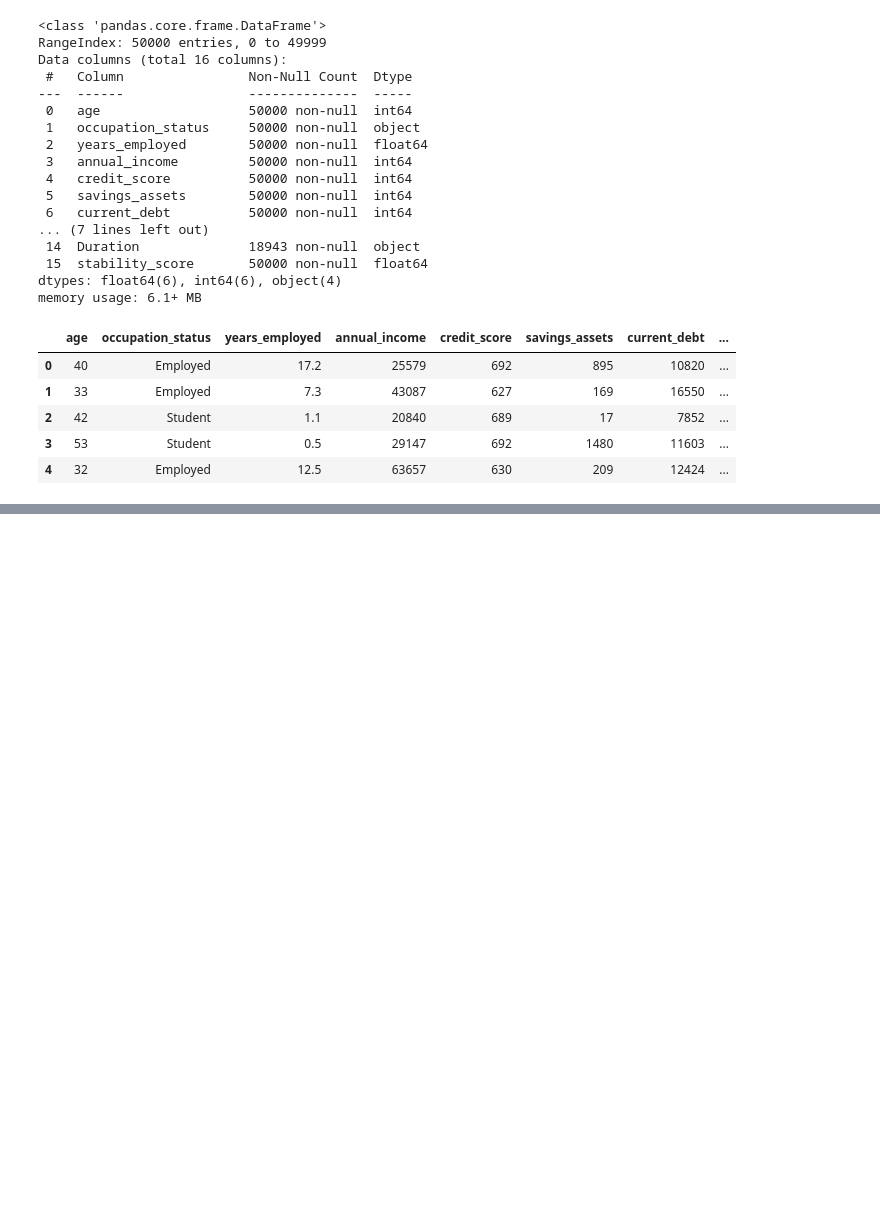
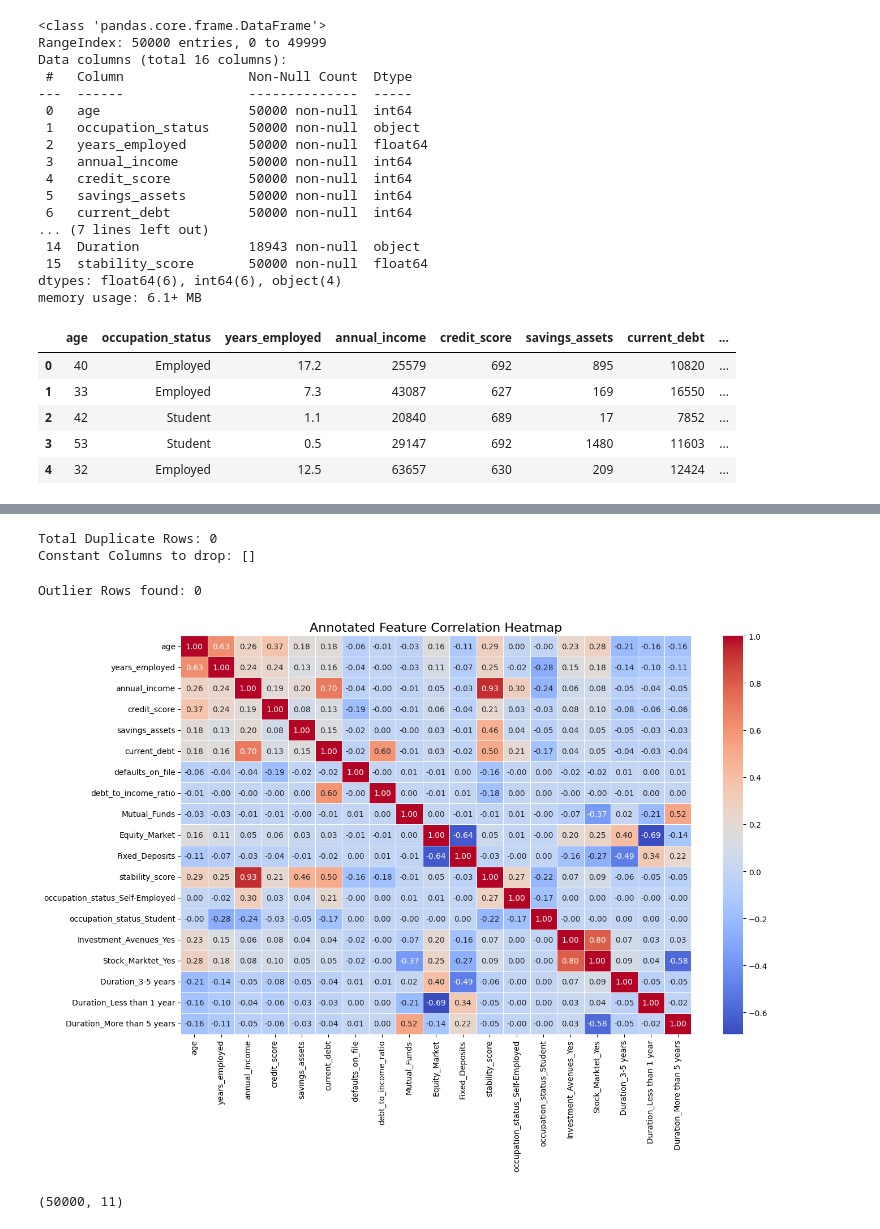
Before and after one commit to HMBinara/ML_Project, a Jupyter notebook: Final_Master_Finance.ipynb, the cells around one changed output, grey strips where cells are left out. Cells and saved outputs as stored; diff of their text form; code cells hidden in the pictures; blank space fills up the shorter version.

```diff
--- a/Final_Master_Finance.ipynb
+++ b/Final_Master_Finance.ipynb
@@ -88,0 +79,14 @@ dtype: int64
+# %%
+# 2. Identify Categorical Columns
+# List of columns with 'object' data type that need conversion to numerical
+categorical_features = ['occupation_status', 'Investment_Avenues', 'Stock_Marktet', 'Duration']
+
+# 3. Apply One-Hot Encoding
+# We transform text categories into separate binary (0 or 1) columns.
+# 'drop_first=True' helps avoid redundancy by removing the first category of each feature.
+df = pd.get_dummies(df, columns=categorical_features, drop_first=True)
+
+# 4. Verification Step
+# Check if the object types are gone and replaced by uint8 or int
+print("--- New Dataset Information ---")
+print(df.info())
@@ -88,0 +120,42 @@ dtype: int64
+# %%
+# 1. Check for Duplicate Rows
+duplicates = df.duplicated().sum()
+print(f"Total Duplicate Rows: {duplicates}")
+
+# 2. Check for Constant Columns (Columns with only 1 unique value)
+constant_cols = [col for col in df.columns if df[col].nunique() <= 1]
+print(f"Constant Columns to drop: {constant_cols}")
+# %% [output]
+Total Duplicate Rows: 0
+Constant Columns to drop: []
+# %%
+# 3. Handling Outliers (Simple check for Age and Income)
+# Removing rows where age > 100 or annual_income < 0
+outliers_condition = (df['age'] > 100) | (df['annual_income'] < 0)
+outliers_count = df[outliers_condition].shape[0]
+print(f"Outlier Rows found: {outliers_count}")
+# %% [output]
+Outlier Rows found: 0
+# %%
+import seaborn as sns
+import matplotlib.pyplot as plt
+
+# 1. Setup Figure Size
+# Increasing dimensions slightly to ensure the annotations are clearly visible
+plt.figure(figsize=(14,10))
+
+# 2. Generate Correlation Matrix
+# Computing the Pearson correlation coefficient between all numeric features
+correlation_matrix = df.corr()
+
+# 3. Create Annotated Correlation Heatmap
+sns.heatmap(correlation_matrix, annot=True, fmt='.2f', cmap='coolwarm', linewidths=0.5)
+
+# 4. Adding Title and Layout Adjustments
+plt.title('Annotated Feature Correlation Heatmap', fontsize=16)
+plt.tight_layout()
+
+#5. Display the plot
+plt.show()
+# %% [output]
+[figure, added]
@@ -88,0 +165,4 @@ dtype: int64
+# %%
+df.shape
+# %% [output]
+(50000, 11)
```
Also changed, not shown: parts of 11 cells of this notebook.
